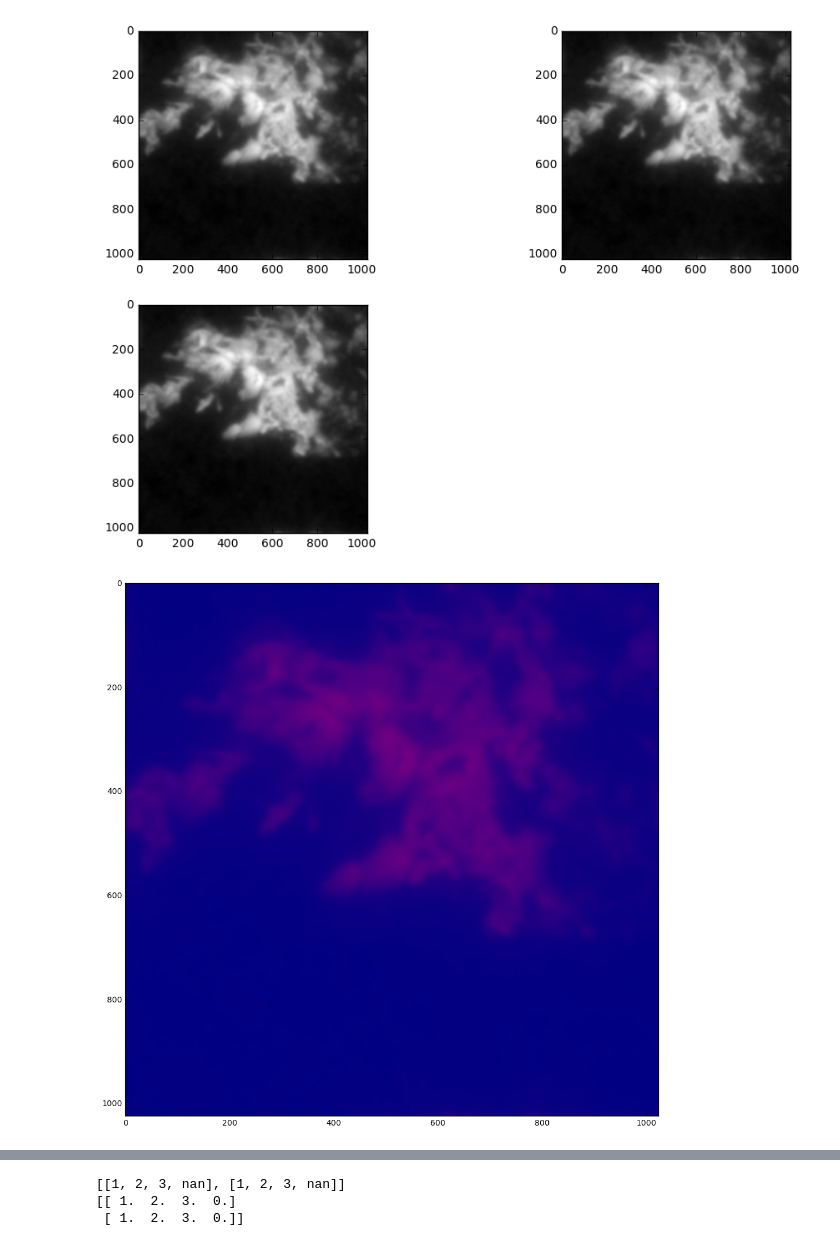
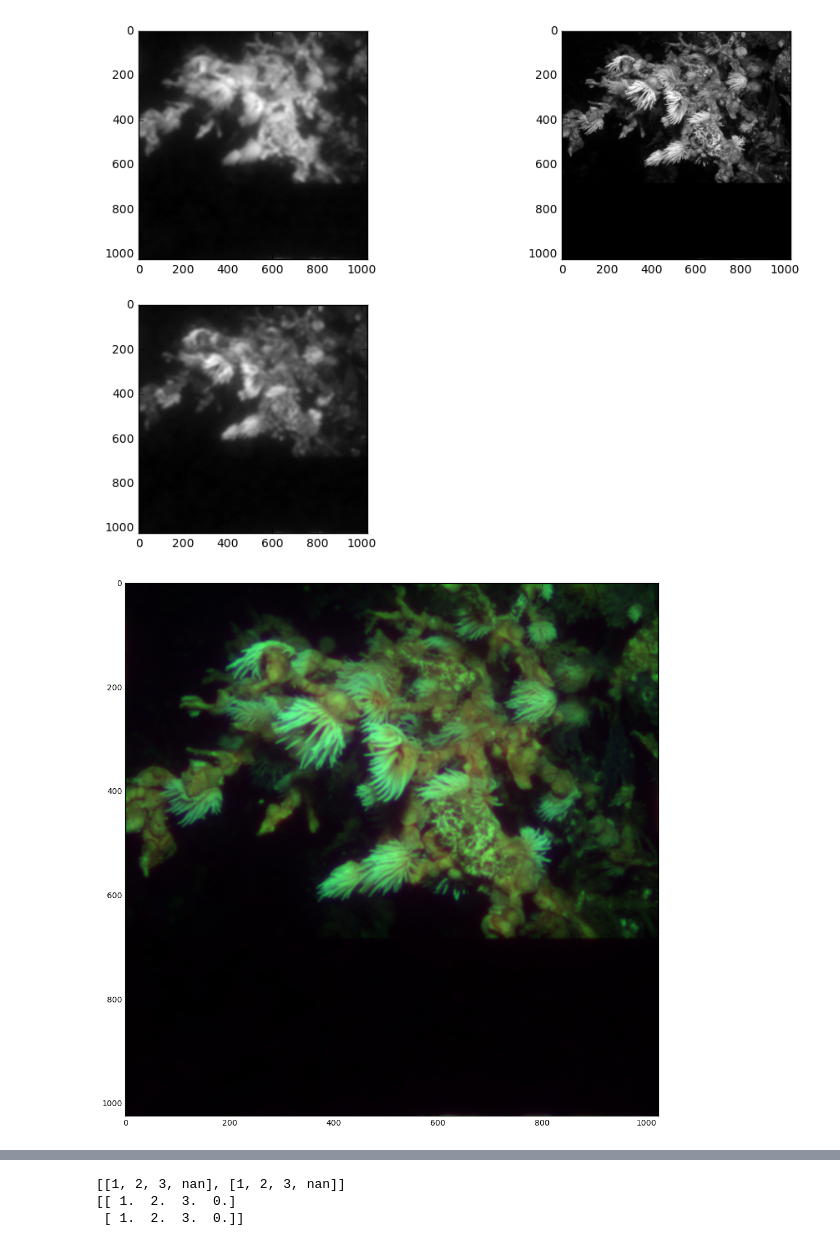
Before and after one commit to theScinder/cuttleVision, a Jupyter notebook: cuttlePy.ipynb, the cells around one changed output, grey strips where cells are left out. Cells and saved outputs as stored; diff of their text form; code cells hidden in the pictures.

```diff
--- a/cuttlePy.ipynb
+++ b/cuttlePy.ipynb
@@ -4,7 +4,6 @@ import numpy as np
 import matplotlib as mpl
 from matplotlib import pyplot as plt
 # %%
-
 def cuttleVision(cSpher,fN,nStk,off,defAtt):
     img = 1.0*misc.imread(fN)
     sBNarrower = 1.0*misc.imread('./sBandiensisNarrower-1.tif')
@@ -58,8 +57,8 @@ def cuttleVision(cSpher,fN,nStk,off,defAtt):
         tempB = np.abs(np.fft.ifft2(np.fft.fft2(img[:,:,2],[dimX,dimX])*np.fft.fft2(PSF1B)))
 
         tempR = (tempR - np.min(tempR)) / np.max(tempR)
-        tempG = (tempR - np.min(tempG)) / np.max(tempG)
-        tempB = (tempR - np.min(tempB)) / np.max(tempB)
+        tempG = (tempG - np.min(tempG)) / np.max(tempG)
+        tempB = (tempB - np.min(tempB)) / np.max(tempB)
 
         plt.figure(figsize=(12,12))
         plt.subplot(321)
@@ -86,6 +85,6 @@ cSpher = 0
 fN = './imgs/Sea_Cotton.jpg'
 nStk = 3
 off = 0
-defAtt = 3
+defAtt = 9
 cuttleVision(cSpher,fN,nStk,off,defAtt)
 # %% [output]
@@ -94,2 +93,2 @@ cuttleVision(cSpher,fN,nStk,off,defAtt)
-[figure, old version]
+[figure, new version]
-[figure, old version]
+[figure, new version]
```
Also changed, not shown: parts of 1 cell of this notebook.
